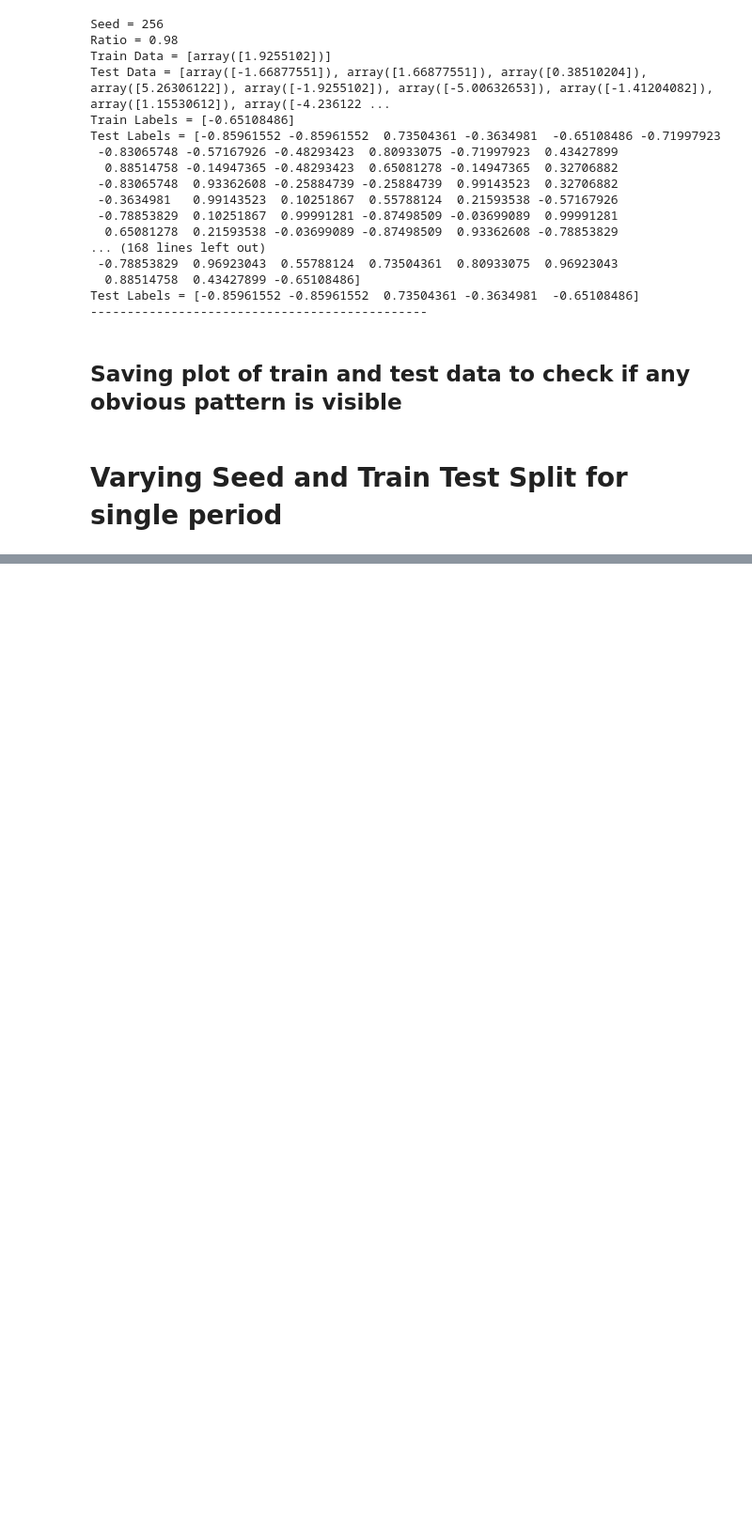
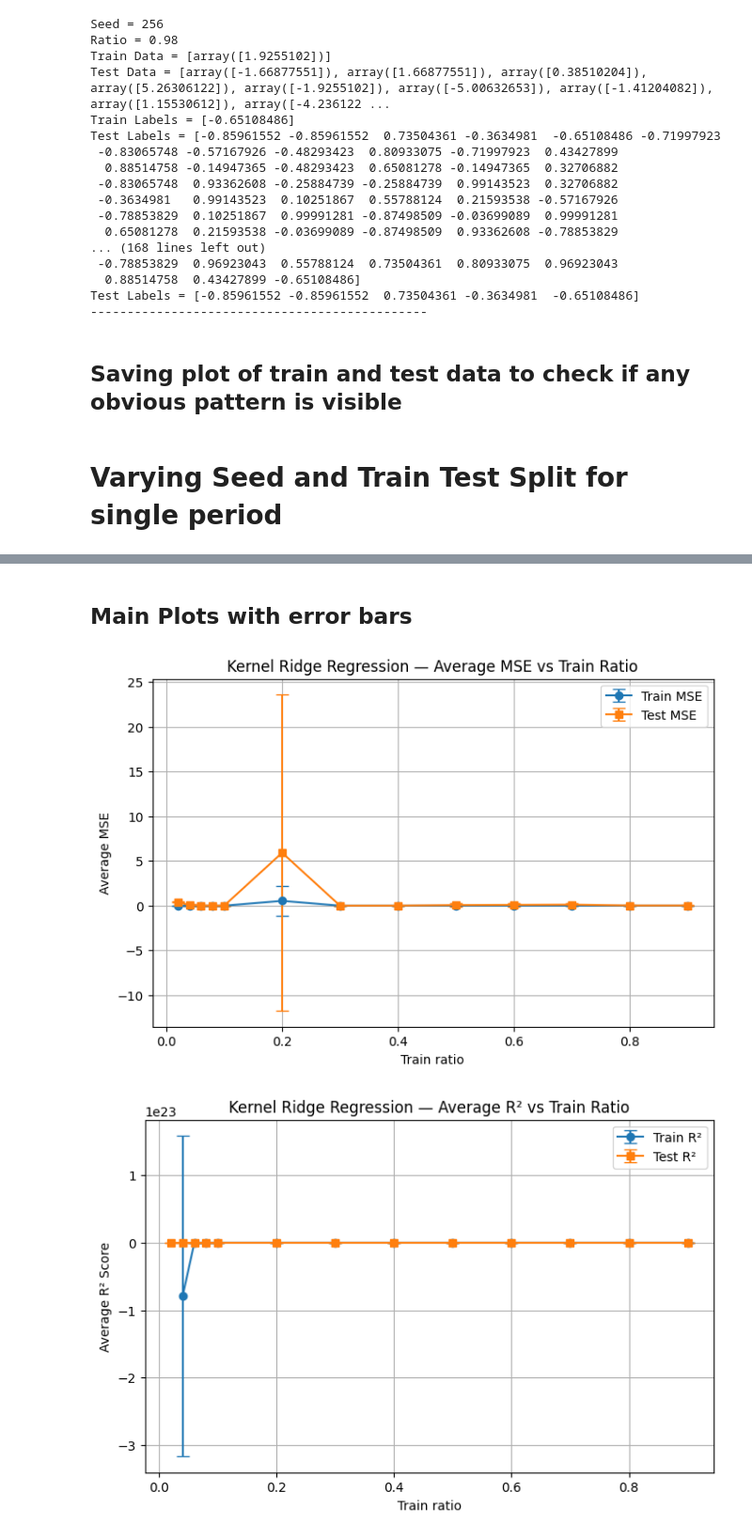
Before and after one commit to RaghavJuyal/Learning-of-Hamiltonian-Dynamics, a Jupyter notebook: Code/krr_Rz_dimx1_compare_train_test_split.ipynb, the cells around one changed output, grey strips where cells are left out. Shown at 94% size. Drawn from its saved outputs; the diff is of its cells as text; code cells hidden in the pictures; blank space fills up the shorter version.

```diff
--- a/Code/krr_Rz_dimx1_compare_train_test_split.ipynb
+++ b/Code/krr_Rz_dimx1_compare_train_test_split.ipynb
@@ -1972,0 +2351,39 @@ for s_idx, seed in enumerate(tqdm(seeds, desc="Sweeping across seeds")):
+# %% [markdown]
+## Main Plots with error bars
+# %%
+
+# ---------------------------------------------------------
+# PLOTS WITH ERROR BARS
+# ---------------------------------------------------------
+plt.figure(figsize=(8,5))
+plt.errorbar(train_ratios, mse_train_mean, yerr=mse_train_std, fmt="o-", label="Train MSE", capsize=5)
+plt.errorbar(train_ratios, mse_test_mean,  yerr=mse_test_std,  fmt="s-", label="Test MSE",capsize=5)
+plt.xlabel("Train ratio")
+plt.ylabel("Average MSE")
+plt.title("Kernel Ridge Regression — Average MSE vs Train Ratio")
+plt.legend()
+plt.grid(True)
+plt.show()
+
+plt.figure(figsize=(8,5))
+plt.errorbar(train_ratios, r2_train_mean, yerr=r2_train_std, fmt="o-", label="Train R²",capsize=5)
+plt.errorbar(train_ratios, r2_test_mean,  yerr=r2_test_std,  fmt="s-", label="Test R²",capsize=5)
+plt.xlabel("Train ratio")
+plt.ylabel("Average R² Score")
+plt.title("Kernel Ridge Regression — Average R² vs Train Ratio")
+plt.legend()
+plt.grid(True)
+plt.show()
+
+plt.figure(figsize=(8,5))
+plt.errorbar(train_ratios, kernel_train_mean, yerr=kernel_train_std, fmt="o-", label="Train kernel time",capsize=5)
+plt.errorbar(train_ratios, kernel_test_mean,  yerr=kernel_test_std,  fmt="s-", label="Test kernel time",capsize=5)
+plt.xlabel("Train ratio")
+plt.ylabel("Seconds")
+plt.title("Kernel Computation Average Time vs Train Ratio")
+plt.legend()
+plt.grid(True)
+plt.show()
+# %% [output]
+[figure, added]
+[figure, added]
```
Also changed, not shown: parts of 29 cells of this notebook.
